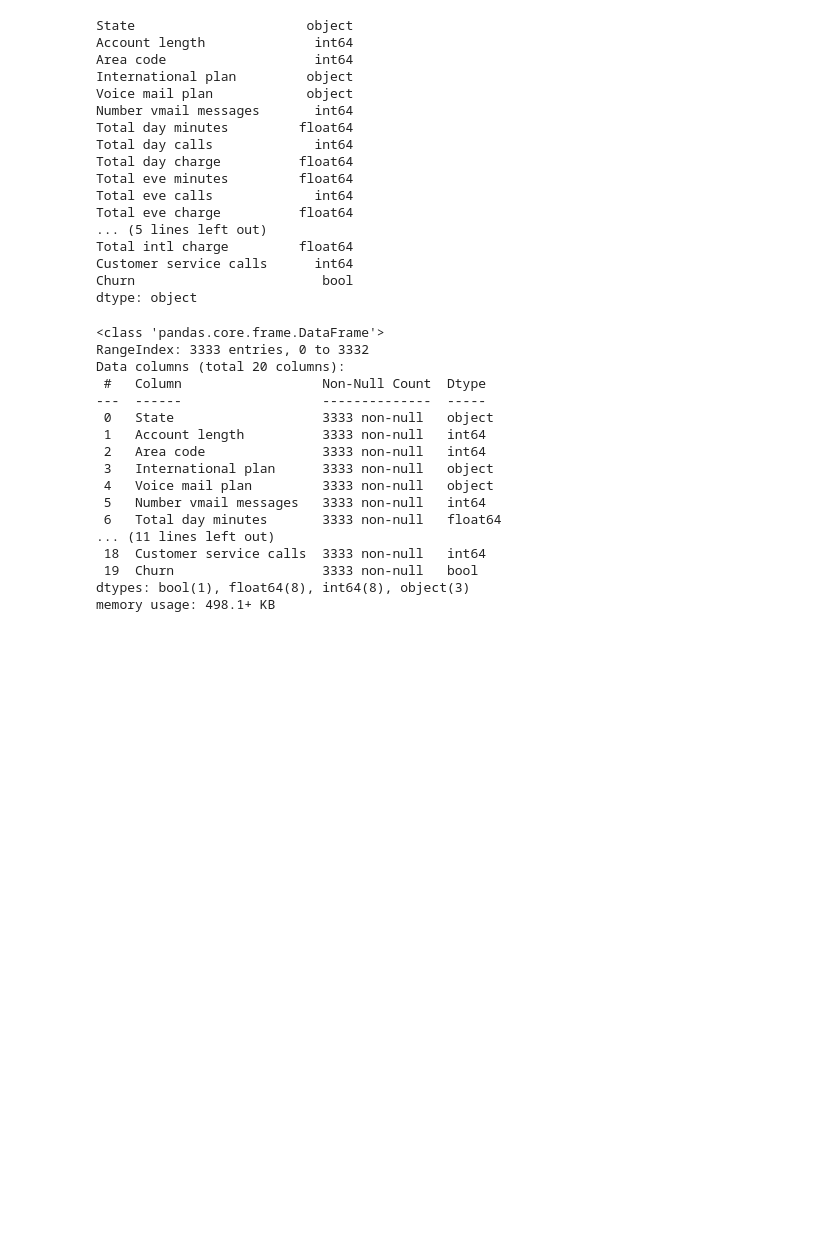
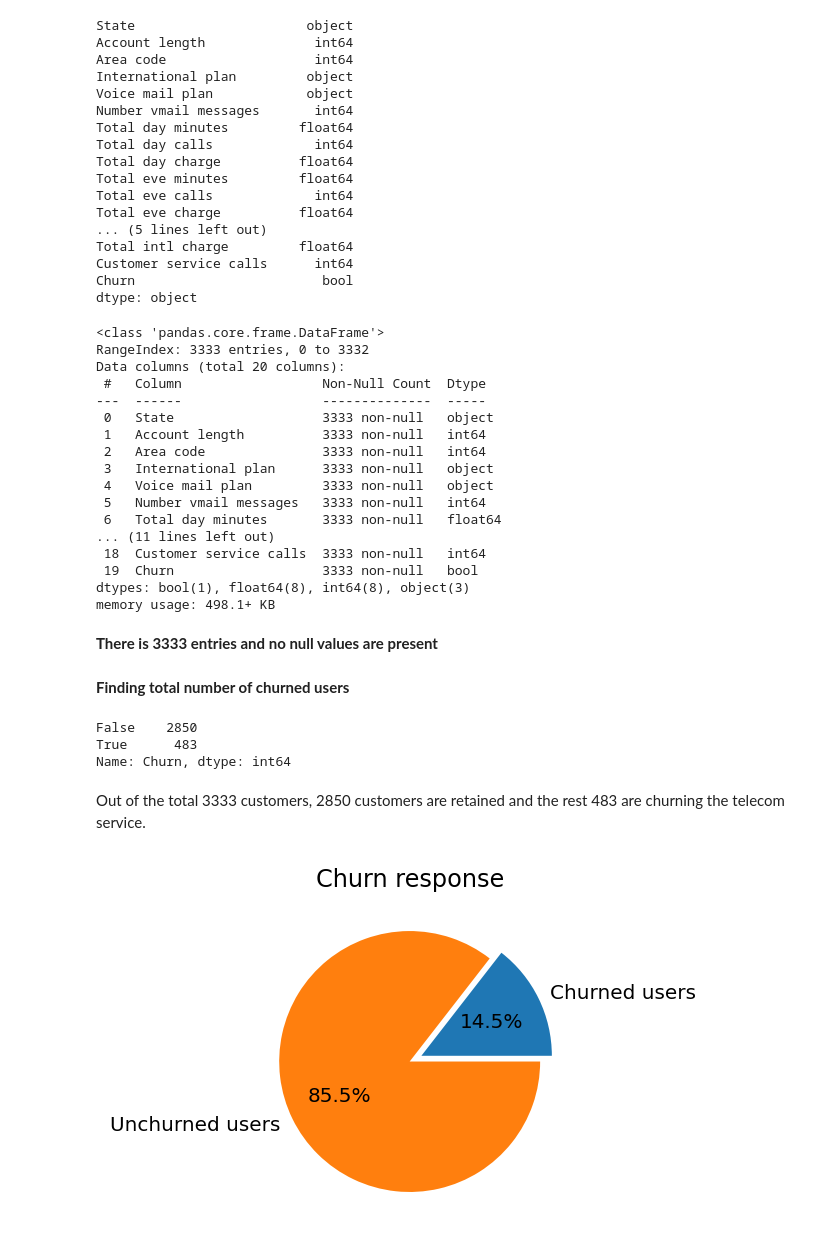
Before and after one commit to Ankitgpt357/EDA-telecom_churn-analysis2, a Jupyter notebook: My_EDA_telecom_churn_analysis.ipynb, the cells around one changed output. Cells and saved outputs as stored; diff of their text form; code cells hidden in the pictures; blank space fills up the shorter version.

```diff
--- a/My_EDA_telecom_churn_analysis.ipynb
+++ b/My_EDA_telecom_churn_analysis.ipynb
@@ -150,3 +150,28 @@ Data columns (total 20 columns):
  19  Churn                   3333 non-null   bool
 dtypes: bool(1), float64(8), int64(8), object(3)
 memory usage: 498.1+ KB
+# %% [markdown]
+**There is 3333 entries and no null values are present**
+# %% [markdown]
+**Finding total number of churned users**
+# %%
+telecom['Churn'].value_counts()
+# %% [output]
+False    2850
+True      483
+Name: Churn, dtype: int64
+# %% [markdown]
+Out of the total 3333 customers, 2850 customers are retained and the rest 483 are churning the telecom service.
+# %%
+Percent_churned_users = round((telecom['Churn'].mean() * 100),3)
+Percent_unchurned_users = round((100 - Percent_churned_users),3)
+x = [Percent_churned_users, Percent_unchurned_users]
+labels = ['Churned users', 'Unchurned users']
+explode = [0.1, 0]
+
+fig, ax = plt.subplots(figsize=(4,3),dpi = 144)
+ax.pie(x, labels = labels,explode = explode, autopct='%1.1f%%')
+ax.set_title('Churn response')
+plt.show()
+# %% [output]
+[figure, added]
```
Also changed, not shown: parts of 14 cells of this notebook.
